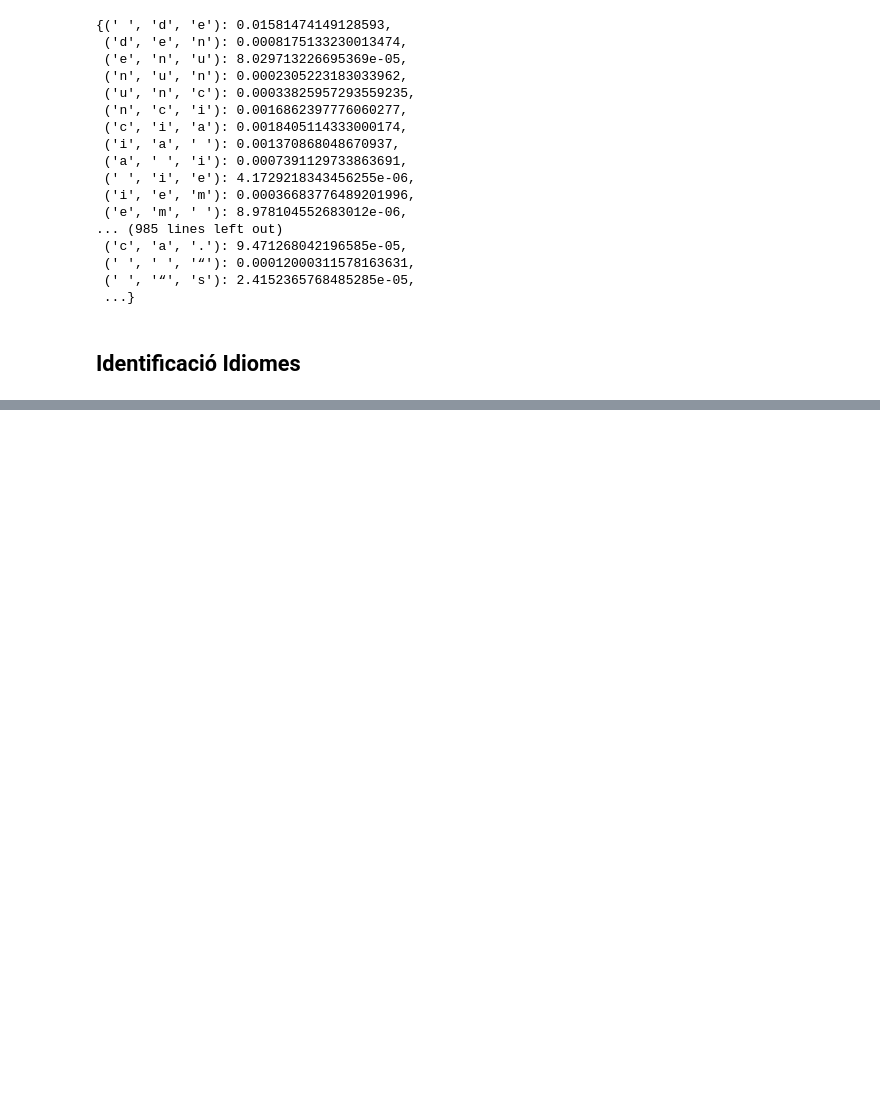
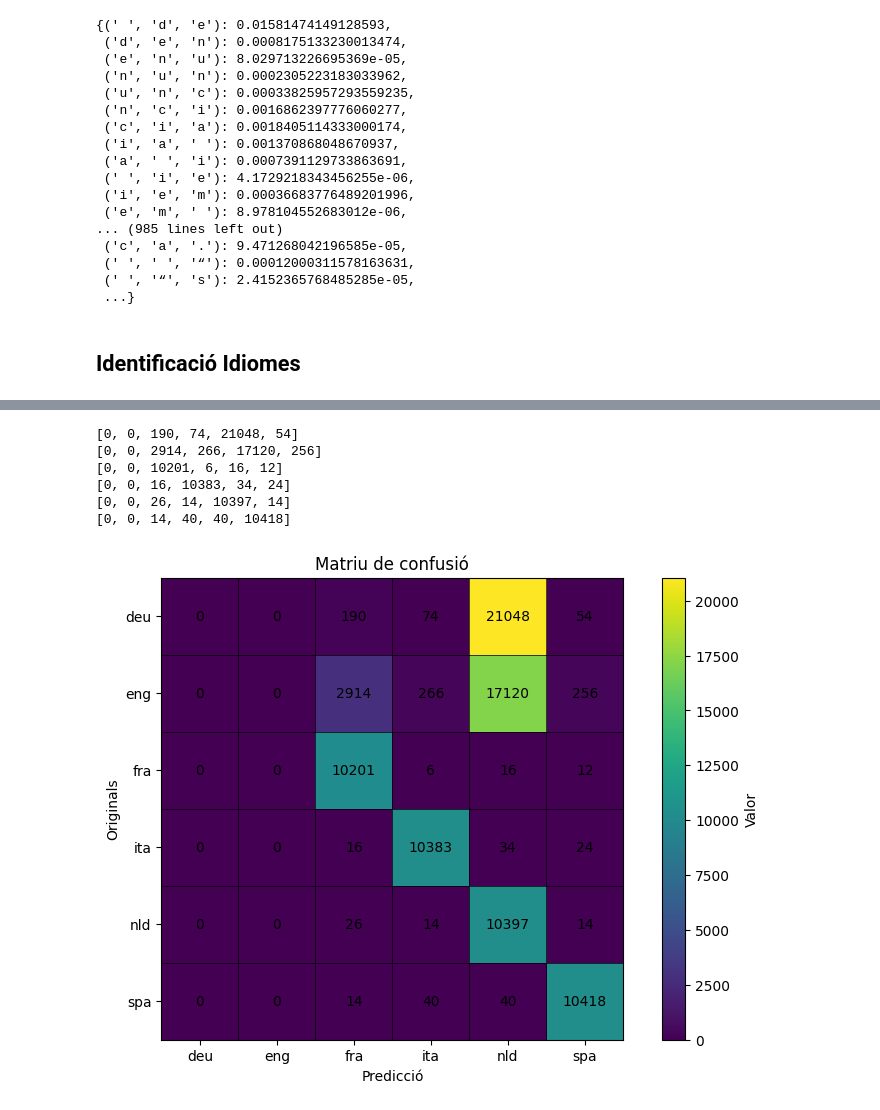
Before and after one commit to mikirop22/Identificacio_idioma, a Jupyter notebook: Identificacio_Idiomes.ipynb, the cells around one changed output, grey strips where cells are left out. Cells and saved outputs as stored; diff of their text form; code cells hidden in the pictures; blank space fills up the shorter version.

```diff
--- a/Identificacio_Idiomes.ipynb
+++ b/Identificacio_Idiomes.ipynb
@@ -527,5 +599,11 @@ diccionari_spa
 # identificació idioma deutschland
 text_test = text_processat_deu_tst + text_processat_eng_tst + text_processat_fra_tst + text_processat_ita_tst + text_processat_nld_tst + text_processat_spa_tst
 
-dic = model_LID(text_test)
+#dic = model_LID(text_test)
+matriu_deu = model_LID(text_processat_deu_tst, 'deu')
+matriu_eng = model_LID(text_processat_eng_tst, 'eng')
+matriu_fra = model_LID(text_processat_fra_tst, 'fra')
+matriu_ita = model_LID(text_processat_ita_tst, 'ita')
+matriu_nld = model_LID(text_processat_nld_tst, 'nld')
+matriu_spa = model_LID(text_processat_spa_tst, 'spa')
 # %% [output]
@@ -548,0 +627,56 @@ spa
+# %%
+matriu_confusio = []
+
+resultats = [matriu_deu, matriu_eng, matriu_fra, matriu_ita, matriu_nld, matriu_spa]
+
+for diccionari in resultats:
+    lista_valores = [diccionari[idioma] for idioma in diccionari]
+    matriu_confusio.append(lista_valores)
+
+for fila in matriu_confusio:
+    print(fila)
+# %% [output]
+[0, 0, 190, 74, 21048, 54]
+[0, 0, 2914, 266, 17120, 256]
+[0, 0, 10201, 6, 16, 12]
+[0, 0, 16, 10383, 34, 24]
+[0, 0, 26, 14, 10397, 14]
+[0, 0, 14, 40, 40, 10418]
+# %%
+import matplotlib.pyplot as plt
+import numpy as np
+
+matriz = np.array(matriu_confusio)
+
+# Crear el gráfico de matriz
+plt.figure(figsize=(10, 6))
+
+# Dibujar la matriz como una imagen
+plt.imshow(matriz, cmap='viridis', interpolation='nearest')
+
+# Agregar líneas entre los cuadrados
+for i in range(matriz.shape[0] + 1):
+    plt.axhline(i - 0.5, color='black', linewidth=0.5)
+
+for j in range(matriz.shape[1] + 1):
+    plt.axvline(j - 0.5, color='black', linewidth=0.5)
+
+# Agregar etiquetas con los números de la matriz
+idiomas = ['deu', 'eng', 'fra', 'ita', 'nld', 'spa']
+for i in range(matriz.shape[0]):
+    for j in range(matriz.shape[1]):
+        plt.text(j, i, str(matriz[i, j]), ha='center', va='center', color='black')
+
+# Ajustar la apariencia del gráfico
+plt.colorbar(label='Valor')
+plt.title('Matriu de confusió')
+plt.xlabel('Predicció')
+plt.ylabel('Originals')
+
+# Añadir las etiquetas de idiomas para las filas y columnas
+plt.xticks(range(len(idiomas)), idiomas)
+plt.yticks(range(len(idiomas)), idiomas)
+
+plt.show()
+# %% [output]
+[figure, added]
```
Also changed, not shown: parts of 4 cells of this notebook.
